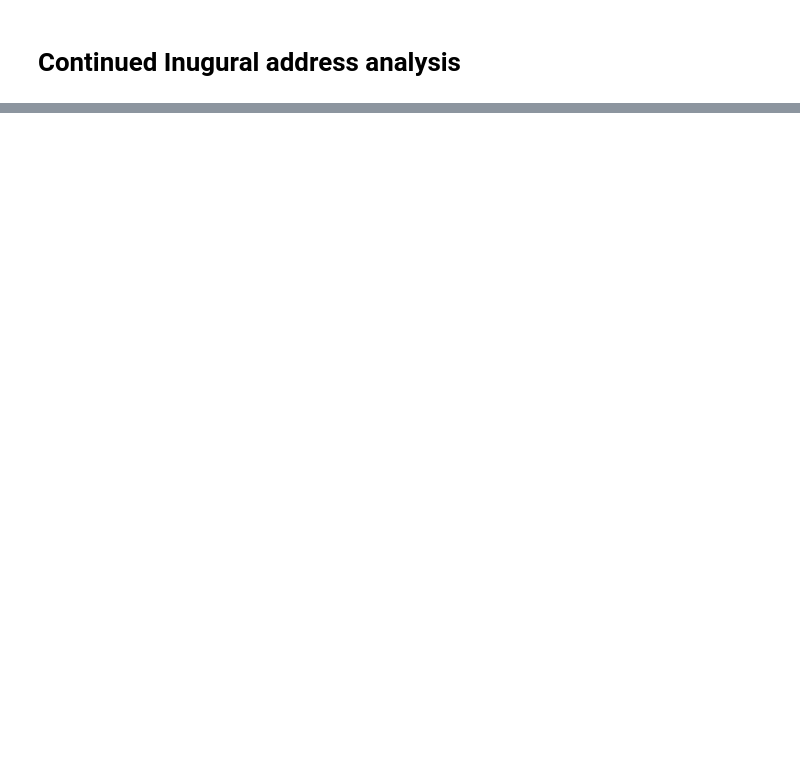
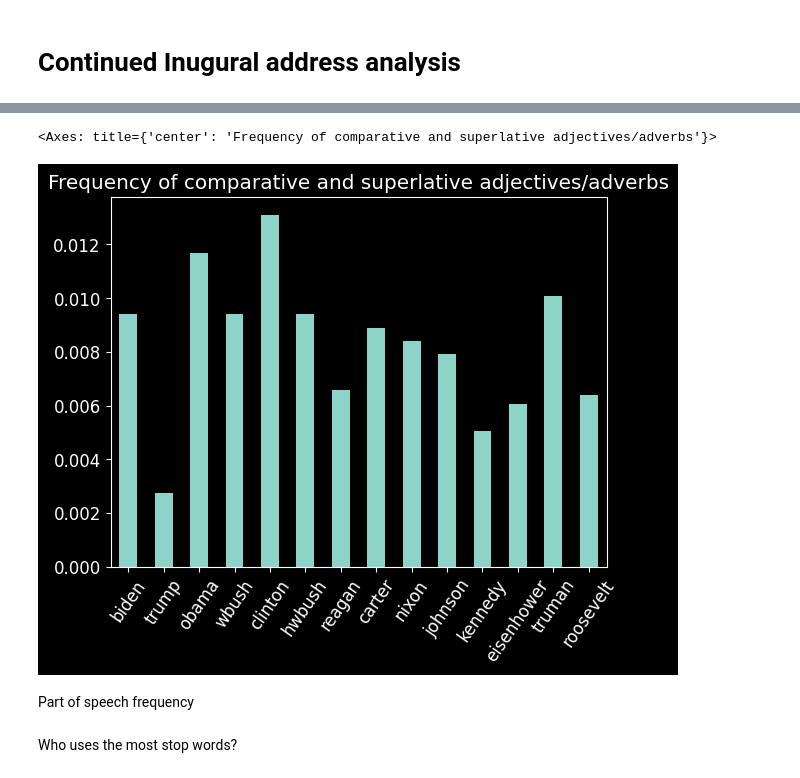
Before and after one commit to Luke-Chesley/Wiki-page-sentiment, a Jupyter notebook: Sentiment_of_wikipedia_pages.ipynb, the cells around one changed output, grey strips where cells are left out. Cells and saved outputs as stored; diff of their text form; code cells hidden in the pictures; blank space fills up the shorter version.

```diff
--- a/Sentiment_of_wikipedia_pages.ipynb
+++ b/Sentiment_of_wikipedia_pages.ipynb
@@ -629,0 +792,47 @@ with open(
+# %%
+presidents = [
+    "Biden",
+    "Trump",
+    "Obama",
+    "WBush",
+    "Clinton",
+    "HWBush",
+    "Reagan",
+    "Carter",
+    "Nixon",
+    "Johnson",
+    "Kennedy",
+    "Eisenhower",
+    "Truman",
+    "Roosevelt",
+]
+tags = ["JJR", "JJS", "RBR", "RBS"]
+# %%
+frequency_of_tags = {}
+
+for president in presidents:
+    frequency = 0
+    for tag in tags:
+        if tag in df[f"{president.lower()}_pos"].values:
+            tag_frequency = df[f"{president.lower()}_pos"].value_counts().loc[
+                tag
+            ].sum() / len(df[f"{president.lower()}_tokens"].dropna())
+        else:
+            continue
+
+        frequency += tag_frequency
+
+    frequency_of_tags[president.lower()] = frequency
+# %%
+pd.DataFrame.from_dict(frequency_of_tags, orient="index").plot.bar(
+    legend=False,
+    title="Frequency of comparative and superlative adjectives/adverbs",
+    rot=55,
+)
+# %% [output]
+<Axes: title={'center': 'Frequency of comparative and superlative adjectives/adverbs'}>
+[figure, added]
+# %% [markdown]
+Part of speech frequency
+# %% [markdown]
+Who uses the most stop words?
```
Also changed, not shown: parts of 18 cells of this notebook, 3 other files.
